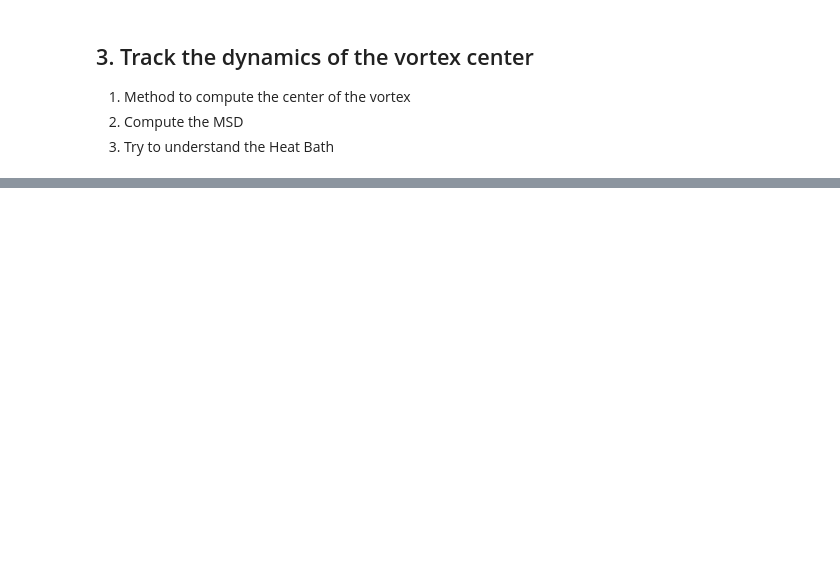
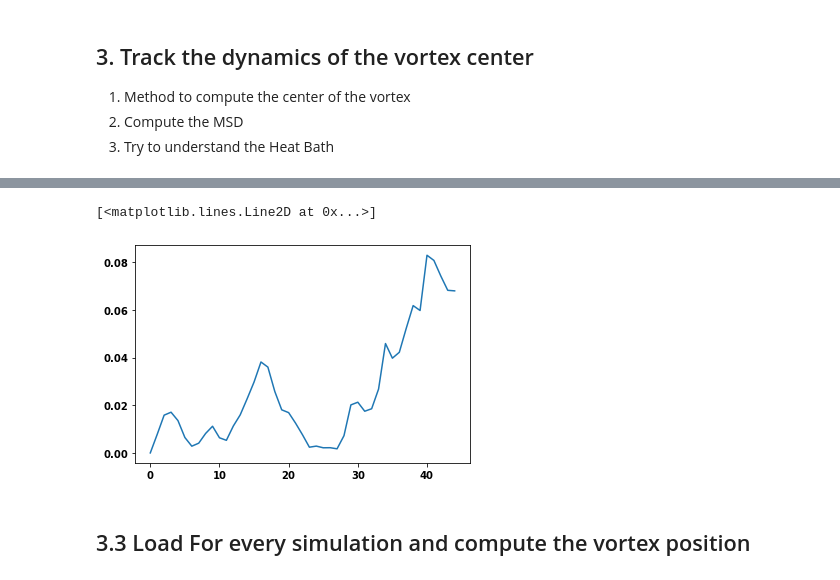
Before and after one commit to nunoazevedosilva/Quarmen2024, a Jupyter notebook: SimulationToolbox/Simulation_Superdiffusive_vortex.ipynb, the cells around one changed output, grey strips where cells are left out. Cells and saved outputs as stored; diff of their text form; code cells hidden in the pictures; blank space fills up the shorter version.

```diff
--- a/SimulationToolbox/Simulation_Superdiffusive_vortex.ipynb
+++ b/SimulationToolbox/Simulation_Superdiffusive_vortex.ipynb
@@ -320,0 +392,11 @@ Text(0, 0.5, '$y(mm)$')
+# %%
+deltax = xpos - xpos[0]
+deltay = ypos - ypos[0]
+SD = deltax**2 + deltay**2
+fig,ax = plt.subplots()
+ax.plot(SD)
+# %% [output]
+[<matplotlib.lines.Line2D at 0x...>]
+[figure, added]
+# %% [markdown]
+## 3.3 Load For every simulation and compute the vortex position
```
Also changed, not shown: parts of 15 cells of this notebook, 51 other files.
